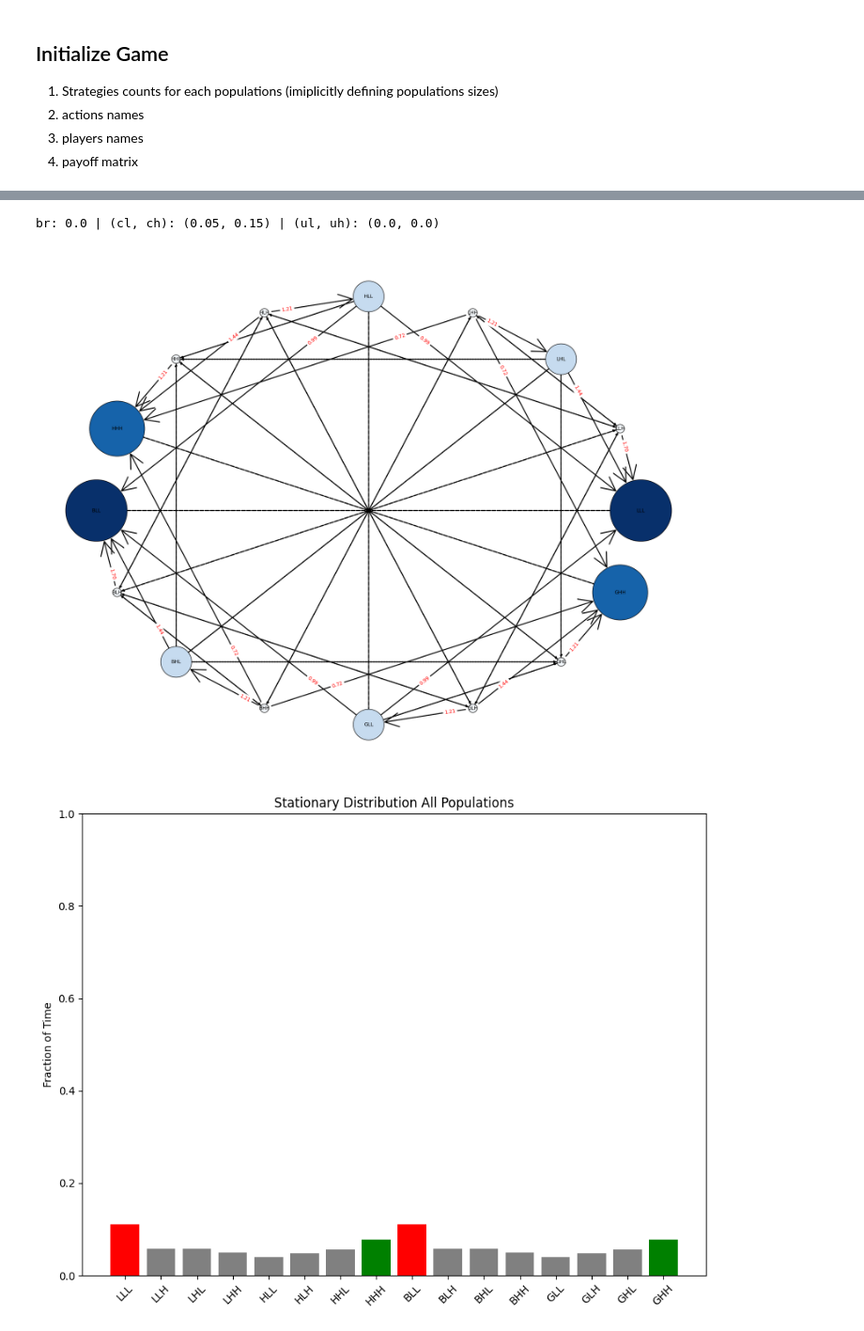
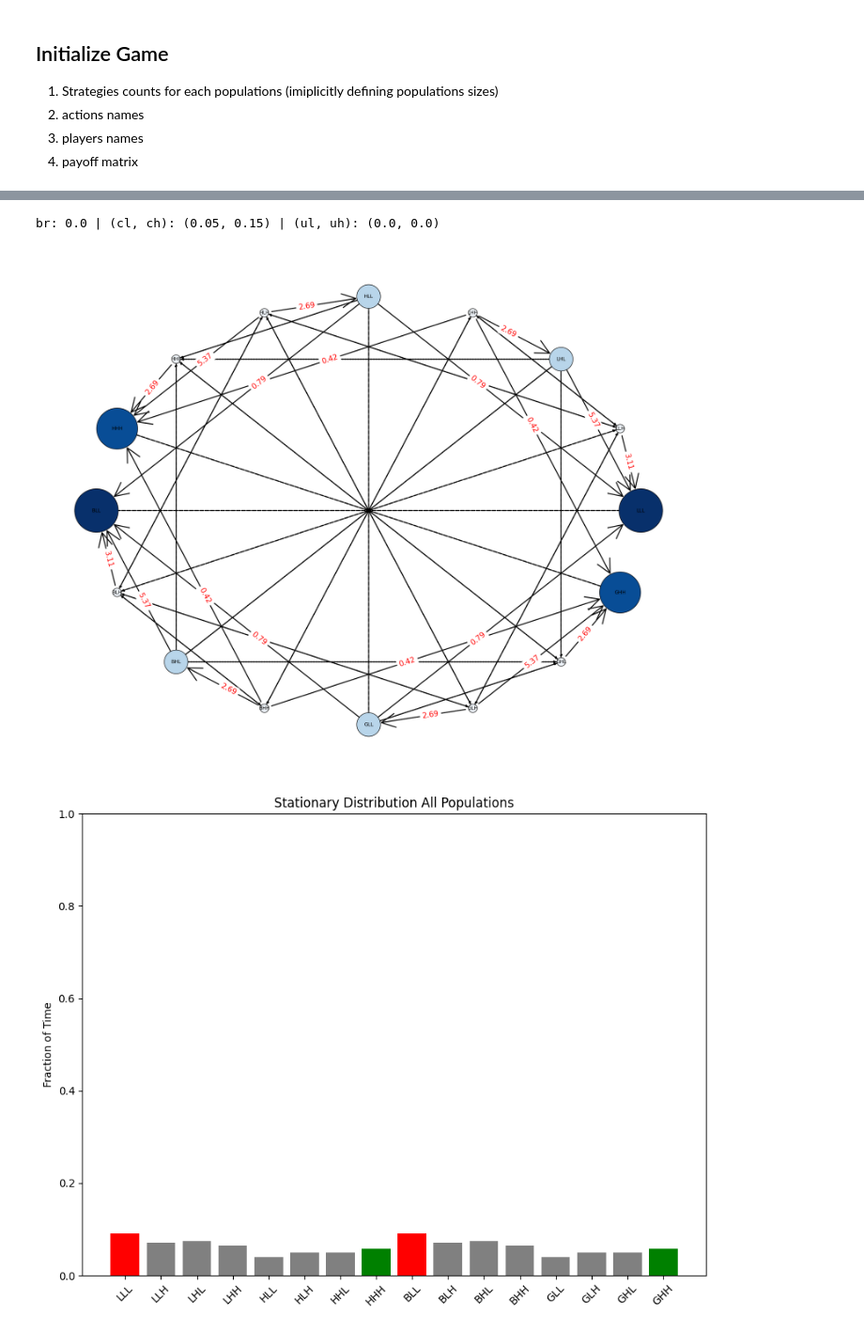
Before and after one commit to dalnakeb/Recommendation_Systems_Evolutionary_Dynamics, a Jupyter notebook: notebooks/models_1.ipynb, the cells around one changed output, grey strips where cells are left out. Shown: that part at 94% size. Drawn from its saved outputs; the diff is of its cells as text; code cells hidden in the pictures.

```diff
--- a/notebooks/models_1.ipynb
+++ b/notebooks/models_1.ipynb
@@ -14,7 +14,7 @@ import matplotlib.pylab as plt
 3. players names
 4. payoff matrix
 # %%
-strategies_countss = [[25, 25, 25, 25], [25, 25], [25, 25]]
+strategies_countss = [[10, 10, 10, 10], [10, 10], [10, 10]]
 actions_names = [["Low", "High", "Bad Exp", "Good Exp"], ["Low", "High"], ["Low", "High"]]
 actions_symbols = [["L", "H", "B", "G"], ["L", "H"], ["L", "H"]]
 players_names = ["Consumer", "Platform", "Provider"]
@@ -28,7 +28,7 @@ chs = [0.0, 0.15, 0.15, 0.15]
 uls = [0.0, 0.0,  0.2,  0.2]
 uhs = [0.0, 0.0,  0.4,  0.4]
 
-model_name = "view_count"
+model_name = "view_countx"
 folder = posixpath.join(OUTPUT_PATH, model_name)
 stationary_distributions = []
 
@@ -93,3 +93,3 @@ br: 0.0 | (cl, ch): (0.0, 0.0) | (ul, uh): (0.0, 0.0)
 br: 0.0 | (cl, ch): (0.05, 0.15) | (ul, uh): (0.0, 0.0)
-[figure, old version]
+[figure, new version]
-[figure, old version]
+[figure, new version]
```
Also changed, not shown: parts of 37 cells of this notebook, 4 other files.
